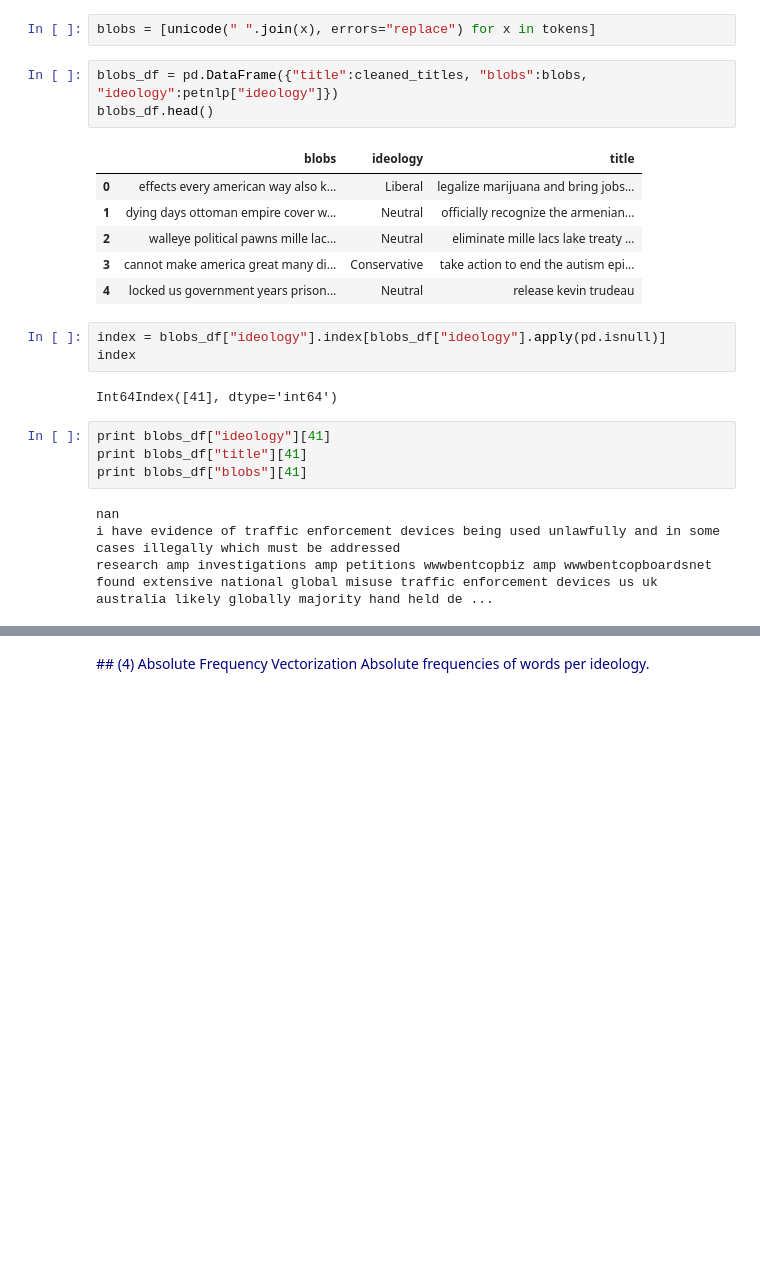
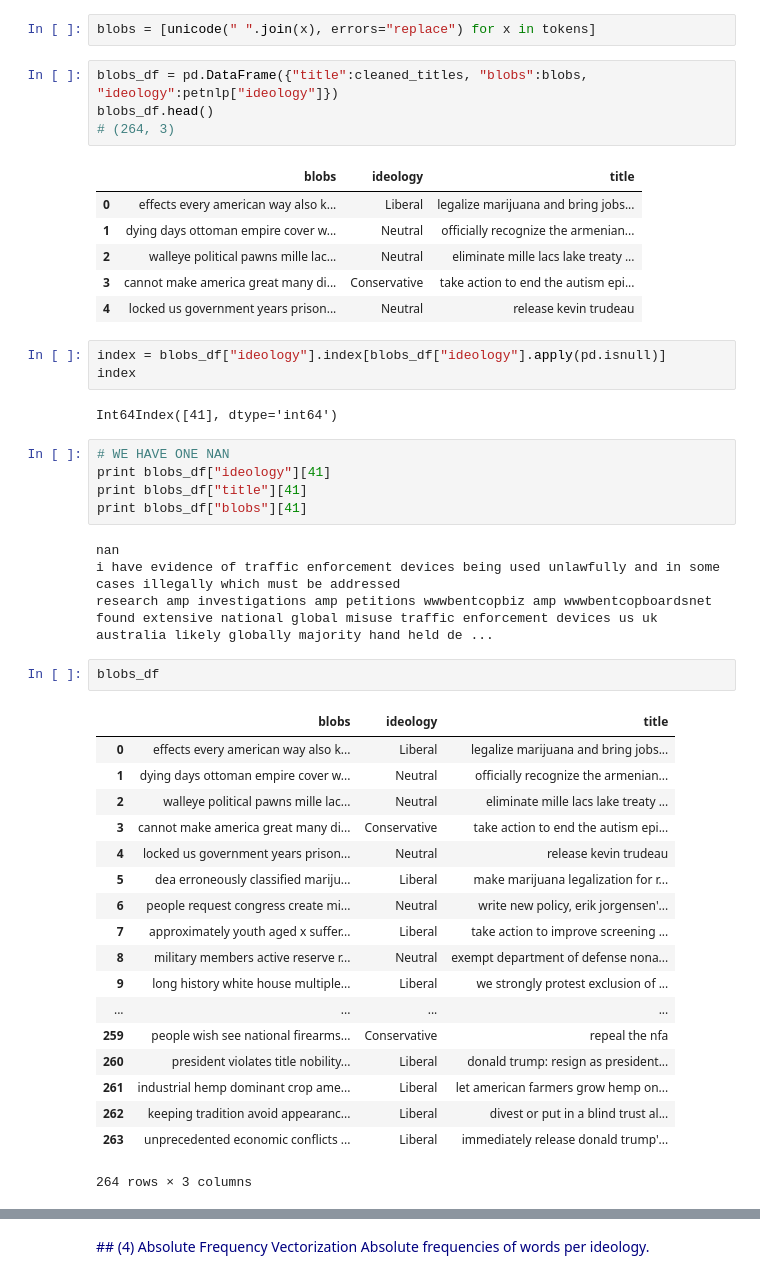
Before and after one commit to palautatan/project141b, a Jupyter notebook: text_processing.ipynb, the cells around one changed output, grey strips where cells are left out. Cells and saved outputs as stored; diff of their text form; blank space fills up the shorter version.

```diff
--- a/text_processing.ipynb
+++ b/text_processing.ipynb
@@ -121,6 +128,7 @@ blobs = [unicode(" ".join(x), errors="replace") for x in tokens]
 # %%
 blobs_df = pd.DataFrame({"title":cleaned_titles, "blobs":blobs, "ideology":petnlp["ideology"]})
 blobs_df.head()
+# (264, 3)
 # %% [output]
 |  | blobs | ideology | title |
 | 0 | effects every american way also k... | Liberal | legalize marijuana and bring jobs... |
@@ -134,6 +142,7 @@ index
 # %% [output]
 Int64Index([41], dtype='int64')
 # %%
+# WE HAVE ONE NAN
 print blobs_df["ideology"][41]
 print blobs_df["title"][41]
 print blobs_df["blobs"][41]
@@ -141,3 +150,24 @@ print blobs_df["blobs"][41]
 nan
 i have evidence of traffic enforcement devices being used unlawfully and in some cases illegally which must be addressed
 research amp investigations amp petitions wwwbentcopbiz amp wwwbentcopboardsnet found extensive national global misuse traffic enforcement devices us uk australia likely globally majority hand held de ...
+# %%
+blobs_df
+# %% [output]
+|  | blobs | ideology | title |
+| 0 | effects every american way also k... | Liberal | legalize marijuana and bring jobs... |
+| 1 | dying days ottoman empire cover w... | Neutral | officially recognize the armenian... |
+| 2 | walleye political pawns mille lac... | Neutral | eliminate mille lacs lake treaty ... |
+| 3 | cannot make america great many di... | Conservative | take action to end the autism epi... |
+| 4 | locked us government years prison... | Neutral | release kevin trudeau |
+| 5 | dea erroneously classified mariju... | Liberal | make marijuana legalization for r... |
+| 6 | people request congress create mi... | Neutral | write new policy, erik jorgensen'... |
+| 7 | approximately youth aged x suffer... | Liberal | take action to improve screening ... |
+| 8 | military members active reserve r... | Neutral | exempt department of defense nona... |
+| 9 | long history white house multiple... | Liberal | we strongly protest exclusion of ... |
+| ... | ... | ... | ... |
+| 259 | people wish see national firearms... | Conservative | repeal the nfa |
+| 260 | president violates title nobility... | Liberal | donald trump: resign as president... |
+| 261 | industrial hemp dominant crop ame... | Liberal | let american farmers grow hemp on... |
+| 262 | keeping tradition avoid appearanc... | Liberal | divest or put in a blind trust al... |
+| 263 | unprecedented economic conflicts ... | Liberal | immediately release donald trump'... |
+264 rows × 3 columns
```
Also changed, not shown: parts of 35 cells of this notebook.
